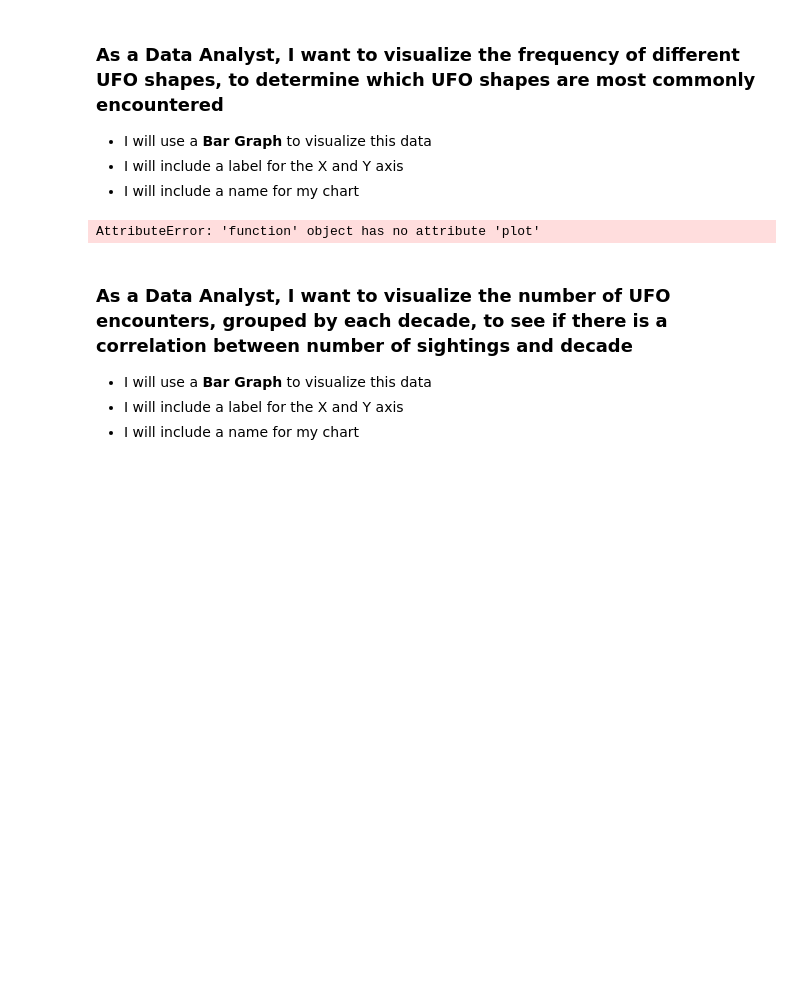
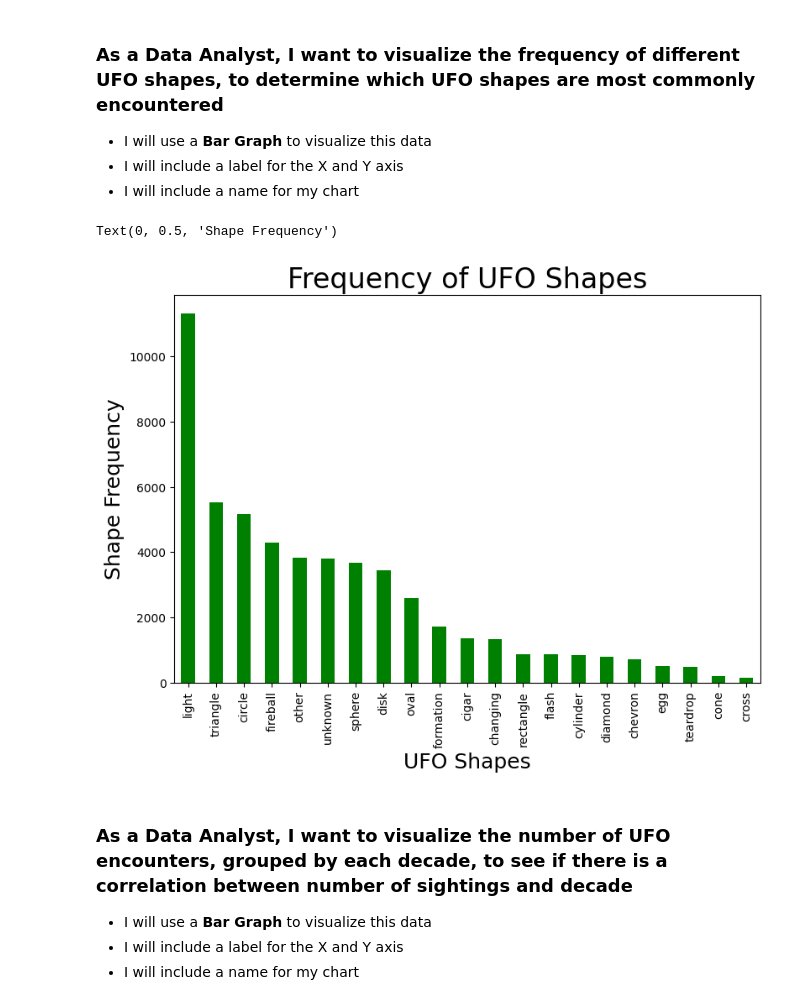
Before and after one commit to ambsthebear/Bears-UFO-Plots, a Jupyter notebook: Pandas_MatPlotLib_User_Stories.ipynb, the cells around one changed output. Drawn from its saved outputs; the diff is of its cells as text; code cells hidden in the pictures; blank space fills up the shorter version.

Commit message:
two charts done

```diff
--- a/Pandas_MatPlotLib_User_Stories.ipynb
+++ b/Pandas_MatPlotLib_User_Stories.ipynb
@@ -77,13 +77,14 @@ memory usage: 4.1+ MB
 * I will include a label for the X and Y axis
 * I will include a name for my chart
 # %%
-shape_counts = clean_ufo_df["UFO_Shape"].value_counts
-my_bar_shape_count = shape_counts.plot.bar(figsize=(7,5), color="#008000")
+shape_counts = clean_ufo_df["UFO_Shape"].value_counts()
+my_bar_shape_count = shape_counts.plot.bar(figsize=(9,6), color="#008000")
 plt.title("Frequency of UFO Shapes", fontsize=24)
 plt.xlabel("UFO Shapes", fontsize=18)
 plt.ylabel("Shape Frequency", fontsize=18)
 # %% [output]
-AttributeError: 'function' object has no attribute 'plot'
+Text(0, 0.5, 'Shape Frequency')
+[figure, added]
 # %% [markdown]
 ### As a Data Analyst, I want to visualize the **number of UFO encounters**, grouped by each decade, to see if there is a correlation between number of sightings and decade
 * I will use a **Bar Graph** to visualize this data
```
Also changed, not shown: parts of 1 cell of this notebook.
